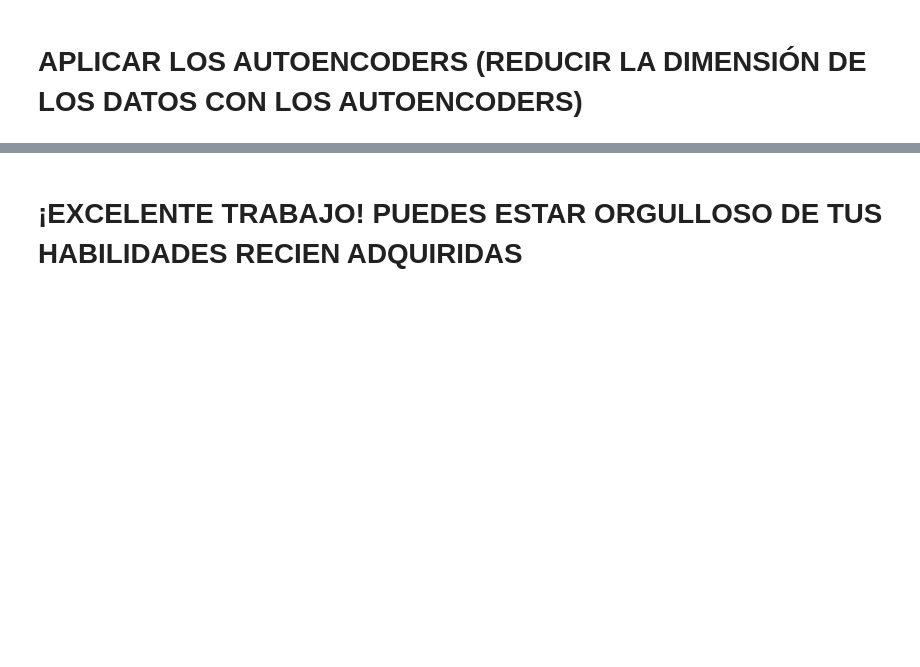
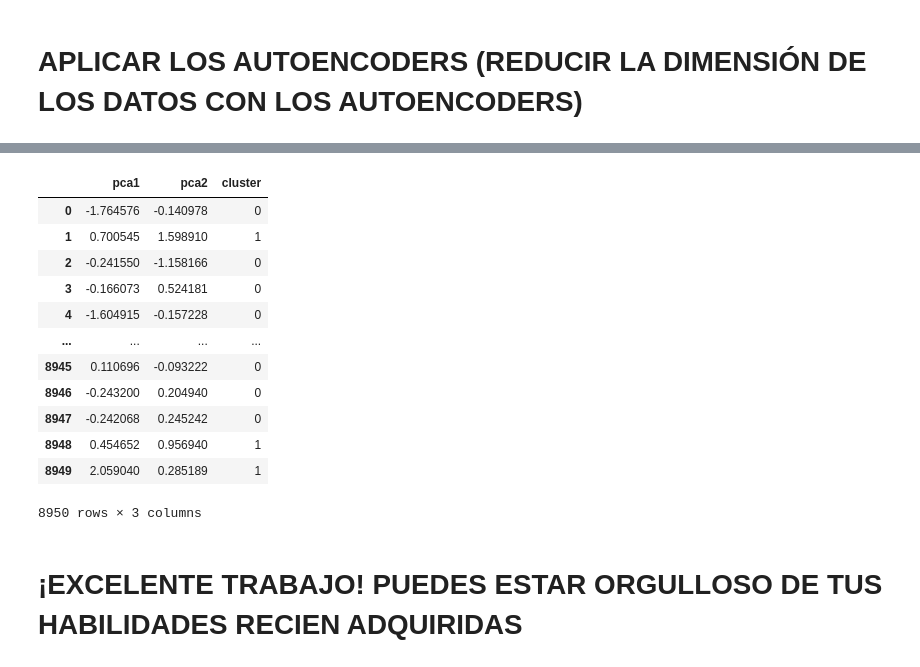
Before and after one commit to sergioarnold87/Practica_Sergio, a Jupyter notebook: 2. Departamento de Marketing/Departamento_de_Marketing.ipynb, the cells around one changed output, grey strips where cells are left out. Saved outputs shown, nothing was run; the diff lists cells and outputs as text; code cells hidden in the pictures; blank space fills up the shorter version.

```diff
--- a/2. Departamento de Marketing/Departamento_de_Marketing.ipynb
+++ b/2. Departamento de Marketing/Departamento_de_Marketing.ipynb
@@ -479,0 +578,5 @@ Epoch 25/25
+# %%
+pca = PCA(n_components=2)
+princ_comp = pca.fit_transform(pred)
+pca_df = pd.DataFrame(data = princ_comp, columns=["pca1", "pca2"])
+pca_df.head()
@@ -480,2 +590,19 @@ Epoch 25/25
+# %%
+pca_df = pd.concat([pca_df, pd.DataFrame({"cluster":labels})], axis = 1)
+pca_df
+# %% [output]
+|  | pca1 | pca2 | cluster |
+| 0 | -1.764576 | -0.140978 | 0 |
+| 1 | 0.700545 | 1.598910 | 1 |
+| 2 | -0.241550 | -1.158166 | 0 |
+| 3 | -0.166073 | 0.524181 | 0 |
+| 4 | -1.604915 | -0.157228 | 0 |
+| ... | ... | ... | ... |
+| 8945 | 0.110696 | -0.093222 | 0 |
+| 8946 | -0.243200 | 0.204940 | 0 |
+| 8947 | -0.242068 | 0.245242 | 0 |
+| 8948 | 0.454652 | 0.956940 | 1 |
+| 8949 | 2.059040 | 0.285189 | 1 |
+8950 rows × 3 columns
 # %% [markdown]
 # ¡EXCELENTE TRABAJO! PUEDES ESTAR ORGULLOSO DE TUS HABILIDADES RECIEN ADQUIRIDAS
```
Also changed, not shown: parts of 14 cells of this notebook, 1 other file.
